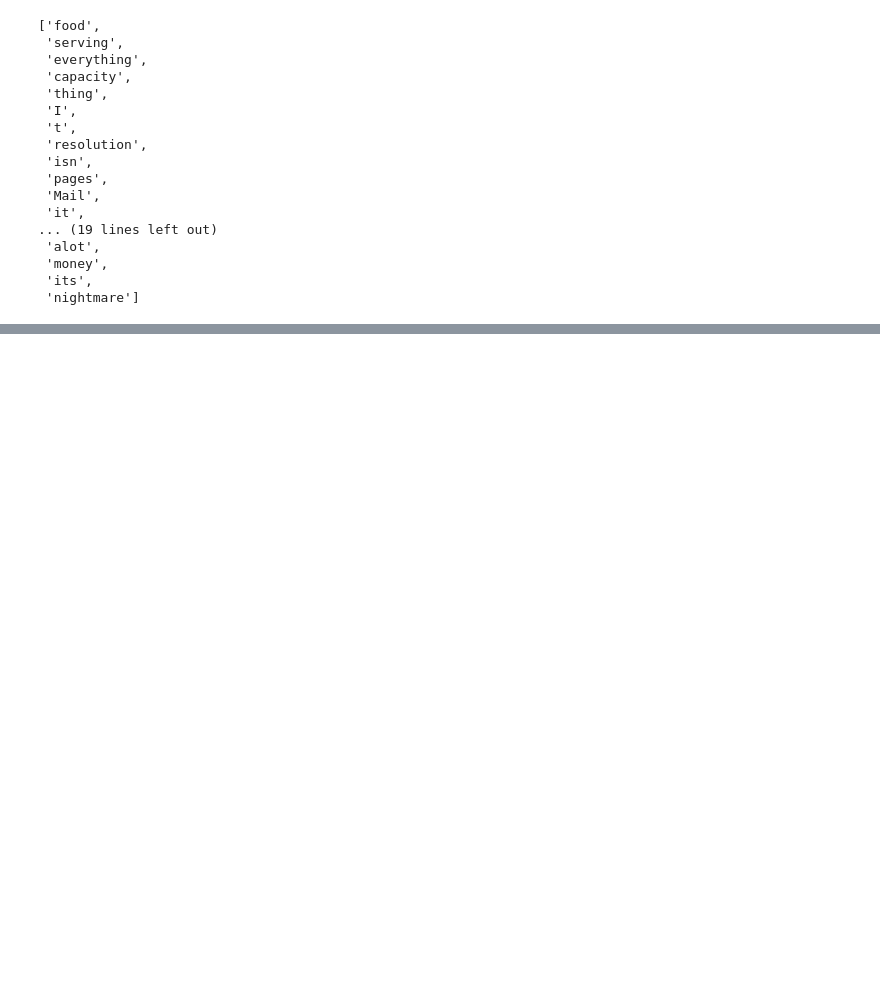
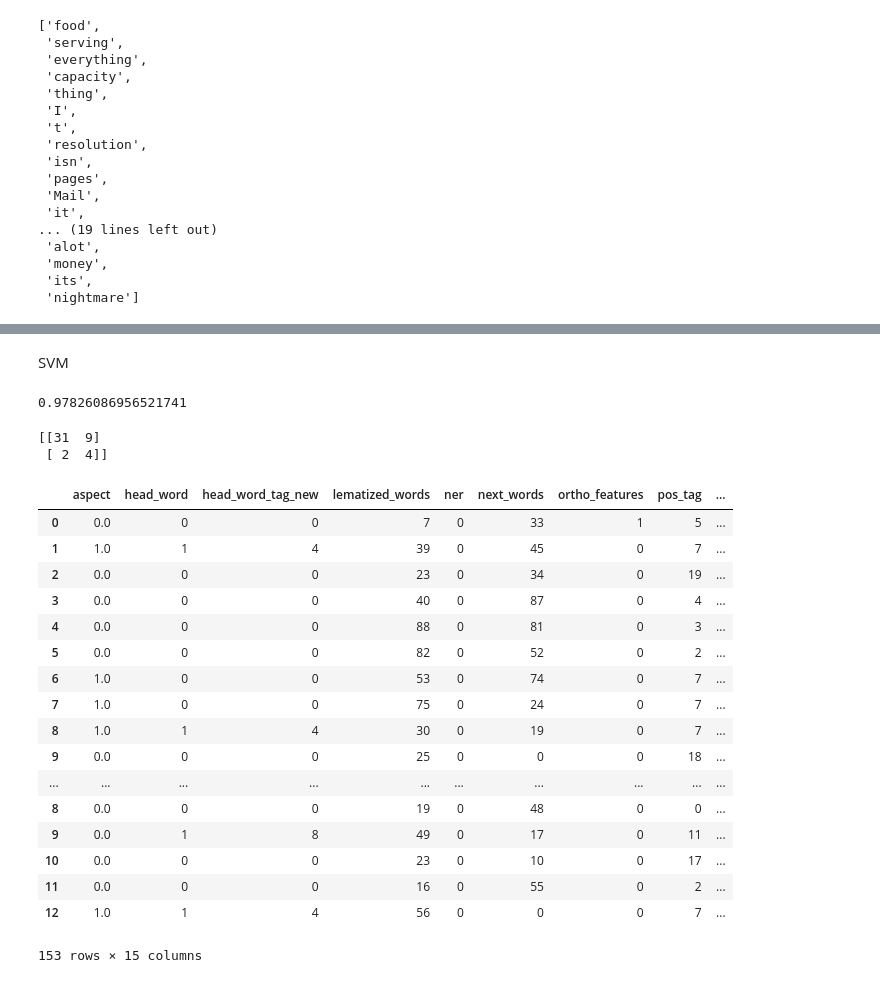
Before and after one commit to Adesh08786/aspect-based-sentiment-analysis-1, a Jupyter notebook: Untitled2.ipynb, the cells around one changed output, grey strips where cells are left out. Cells and saved outputs as stored; diff of their text form; code cells hidden in the pictures; blank space fills up the shorter version.

```diff
--- a/Untitled2.ipynb
+++ b/Untitled2.ipynb
@@ -29,7 +29,7 @@ def get_list(path):
             opinion_inner_list.append(opinion_dict)
         opinion_list.append(opinion_inner_list)
     return text_list,opinion_list,new_list,sentences_list
-train_text_list,train_opinion_list,new_list,sentences_list = get_list("Downloads/ABSA16_Laptops_Train_English_SB2.xml")
+train_text_list,train_opinion_list,new_list,sentences_list = get_list("C:/Users/user/Downloads/ABSA16_Laptops_Train_English_SB2.xml")
 # %%
 sentences_list
 # %% [output]
@@ -52,0 +174,10 @@ sentences_list
+# %%
+#text="What's the best way to ensure this?"
+a=[]
+for i in sentences_list:
+    for word in i.split():
+        if word.lower() in contractions:
+            i = i.replace(word,contractions[word.lower()])
+    a.append(i)
+
+#print(text)
@@ -56,15 +213,18 @@ import pandas as pd
 import nltk
 from nltk import word_tokenize
 # %%
-for i in sentences_list[:15]:
+for i in sentences_list[:2]:
     sen=i
     sen = [re.sub(r"[^a-zA-Z0-9]+", ' ', k) for k in sen.split("\n")]
     #print(sen)
     sen2=sen
     import os
-    a=os.popen("echo '"+sen2[0]+"' > ~/stanford-parser-2012-11-12/stanfordtemp.txt")
-    parser_out = os.popen("~/stanford-parser-2012-11-12/lexparser.sh ~/stanford-parser-2012-11-12/stanfordtemp.txt")
-    print parser_out.next()
+    a=os.popen("echo '"+sen2[0]+"'C:/Users/user/stanford-parser-2012-11-12/stanfordtemp.txt")
+    print(a)
+    parser_out = os.popen("C:/Users/user/stanford-parser-2012-11-12/lexparser.sh C:/Users/User/stanford-parser-2012-11-12/stanfordtemp.txt")
+    print(parser_out)
+
     for relation in parser_out:
+        print("ayushi")
         print(relation)
 # %% [output]
@@ -326,6 +502,7 @@ for i in sentences_list[:15]:
     #df['pos']=""
 
     for i in range(0,len(post_tag)):
+
         pos.append(post_tag[i][1])
 
     df_new['pos_tag']=pos
@@ -375,18 +552,30 @@ for i in sentences_list[:15]:
     for i in range(0,len(df_new)):
         df_new['token_freq'][i]=sen.count(df_new['word'][i])
 
+    df_new['aspect']=0
+
     for i in range(0,len(df_new)):
         if (df_new['word'][i]) in head_word:
             #['word'][i]
             df_new['head_word'][i]=1
+            #df_new['aspect'][i]=1
         else:
             df_new['head_word'][i]=0
+            #df_new['head_word'][i]=0
+
     df_new['head_word_tag_new']=""
     for i in range(0,len(post_tag)):
         if(post_tag[i][0] in head_word):
             df_new['head_word_tag_new'][i]=post_tag[i][1]
+        if(post_tag[i][1]=='NN'):
+            df_new['aspect'][i]=1
+        else:
+            df_new['aspect'][i]=0
 
     #relation
+    #for i in range(0,len(df_new)):
+        #if(df_new['pos_tag'][i]=='NN'):
+            #df_new['aspect'][i]
 
     df_new['lematized_words']='NULL'
     lema=[]
@@ -430,6 +619,11 @@ for i in sentences_list[:15]:
 
 
 
+
+
+
+
+
     df = pd.concat([df, df_new])
 print(df)
 # %% [output]
@@ -489,0 +708,2 @@ KeyError: 0
+# %% [markdown]
+SVM
@@ -490,3 +719,34 @@ KeyError: 0
+# %%
+metrics.accuracy_score(y_test, predicted)
+# %% [output]
+0.97826086956521741
+# %%
+cm=confusion_matrix(y_test, y_pred)
+print(cm)
+# %% [output]
+[[31  9]
+ [ 2  4]]
+# %%
+df
+# %% [output]
+|  | aspect | head_word | head_word_tag_new | lematized_words | ner | next_words | ortho_features | pos_tag | ... |
+| 0 | 0.0 | 0 | 0 | 7 | 0 | 33 | 1 | 5 | ... |
+| 1 | 1.0 | 1 | 4 | 39 | 0 | 45 | 0 | 7 | ... |
+| 2 | 0.0 | 0 | 0 | 23 | 0 | 34 | 0 | 19 | ... |
+| 3 | 0.0 | 0 | 0 | 40 | 0 | 87 | 0 | 4 | ... |
+| 4 | 0.0 | 0 | 0 | 88 | 0 | 81 | 0 | 3 | ... |
+| 5 | 0.0 | 0 | 0 | 82 | 0 | 52 | 0 | 2 | ... |
+| 6 | 1.0 | 0 | 0 | 53 | 0 | 74 | 0 | 7 | ... |
+| 7 | 1.0 | 0 | 0 | 75 | 0 | 24 | 0 | 7 | ... |
+| 8 | 1.0 | 1 | 4 | 30 | 0 | 19 | 0 | 7 | ... |
+| 9 | 0.0 | 0 | 0 | 25 | 0 | 0 | 0 | 18 | ... |
+| ... | ... | ... | ... | ... | ... | ... | ... | ... | ... |
+| 8 | 0.0 | 0 | 0 | 19 | 0 | 48 | 0 | 0 | ... |
+| 9 | 0.0 | 1 | 8 | 49 | 0 | 17 | 0 | 11 | ... |
+| 10 | 0.0 | 0 | 0 | 23 | 0 | 10 | 0 | 17 | ... |
+| 11 | 0.0 | 0 | 0 | 16 | 0 | 55 | 0 | 2 | ... |
+| 12 | 1.0 | 1 | 4 | 56 | 0 | 0 | 0 | 7 | ... |
+153 rows × 15 columns
 # %%
 from sklearn.preprocessing import LabelEncoder
 class MultiColumnLabelEncoder:
```
Also changed, not shown: parts of 29 cells of this notebook.
